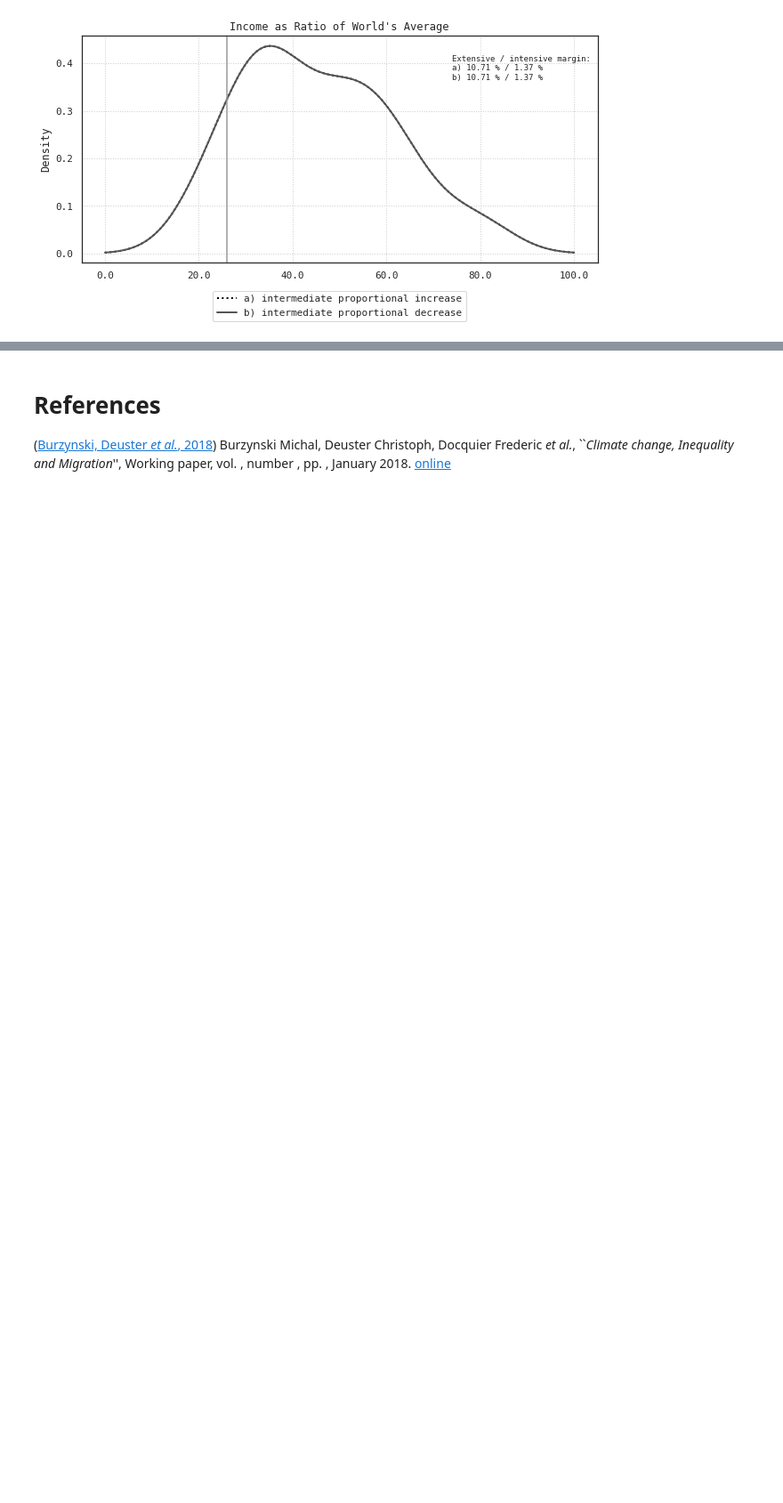
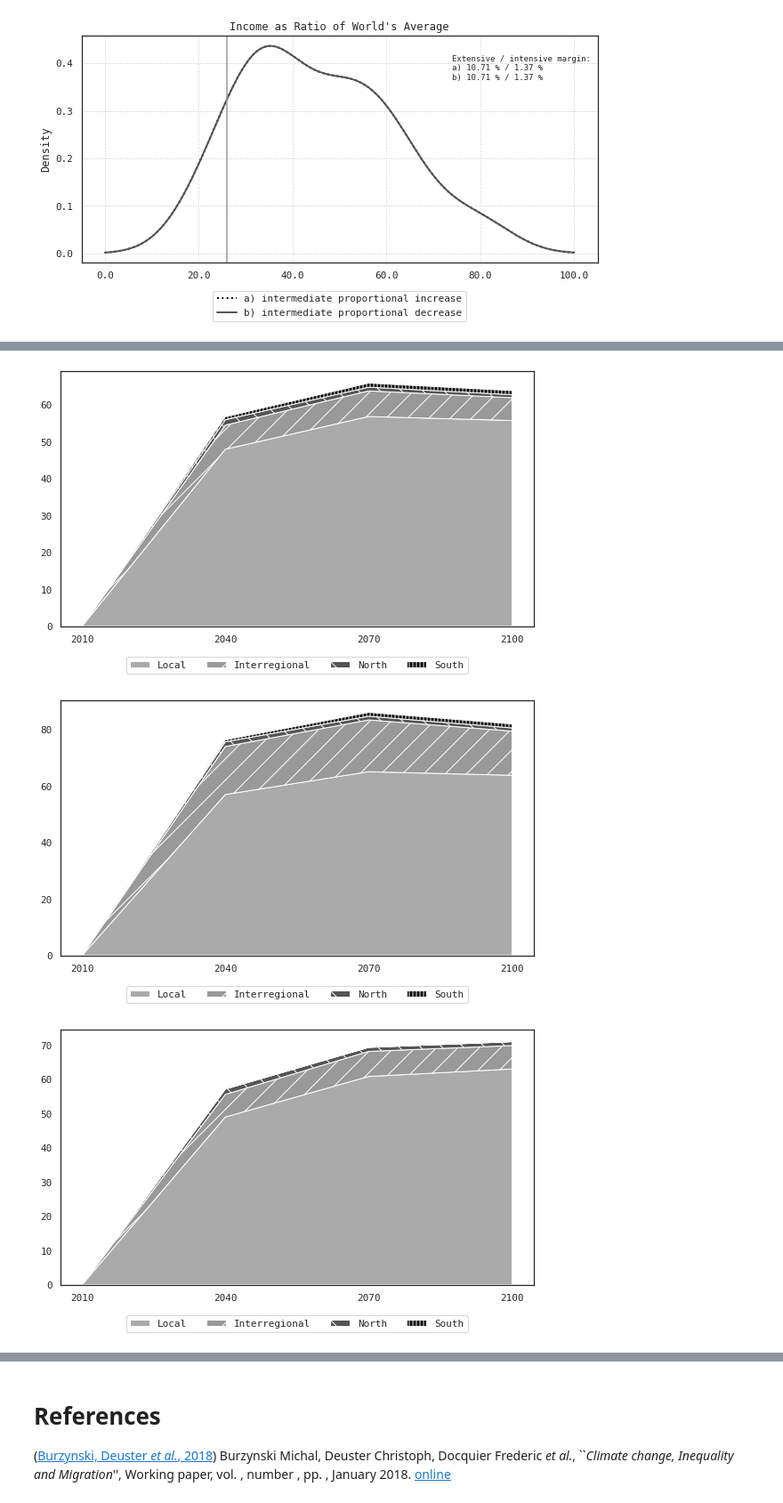
Before and after one commit to hscheewel/GeographyOfClimateMigration, a Jupyter notebook: model.ipynb, the cells around one changed output, grey strips where cells are left out. Shown at 89% size. Cells and saved outputs as stored; diff of their text form; code cells hidden in the pictures; blank space fills up the shorter version.

Commit message:
Add population container M, fix stackplot & mig tables, remove old MidxDataFrame

```diff
--- a/model.ipynb
+++ b/model.ipynb
@@ -115,13 +115,6 @@ def correct_south_south(self):
          + self.Mij.xs(['n',s,'d',2010],1,[0,1,2,3])).multiply(1-self.OECD,1).sum()
 
 model.correct_south_south = correct_south_south
-# %%
-def MidxDataFrame(self,dim,value=np.nan,names=None):
-    """ Creates multi-indexed empty dataframe with country-index"""
-    return(pd.DataFrame(value, index=self.countries,
-                        columns=pd.MultiIndex.from_product(dim,names=names)).sort_index())
-
-model.MidxDataFrame = MidxDataFrame
 # %%
 def MidxDataFrame(self,dim,value=np.nan):
     """ Creates multi-indexed empty dataframe with country-index"""
@@ -755,7 +748,7 @@ def simulate(self, max_iter=150, report=False, report_from=0,quickstart=False,mi
             quickstart = quick
             if quickstart == True:
                 try:
-                    QUICK_L = pd.read_hdf('quickstart/'+self.name+'_'+str(datetime.datetime.now())[:10]+'.h5',key='L')
+                    QUICK_L = pd.read_hdf('quickstart/'+self.name+'.h5',key='L')
                     for r in R:
                         for s in S:
                             self.L[(r, s, t)] = QUICK_L[(r, s, t)]
@@ -887,9 +880,19 @@ def simulate(self, max_iter=150, report=False, report_from=0,quickstart=False,mi
     loop1980()
     loop2010_2100(quick=quickstart,mig_config=mig_config)
 
+    ''' Peoples matrix M containing all stayers, internal and international migrants = world population '''
+    Ms  = self.Ms.unstack().reset_index()
+    Mii = self.Mii.unstack().reset_index()
+    Mij = self.Mij.unstack().reset_index()
+    Ms['Destination']  = Ms['Country']
+    Mii['Destination'] = Mii['Country']
+    Ms  = Ms.set_index(['r','s','b','t','Country','Destination'])
+    Mii = Mii.set_index(['r','s','b','t','Country','Destination'])
+    Mij = Mij.set_index(['r','s','b','t','Country','Destination'])
+    self.M = pd.concat([Ms,Mii,Mij],axis=0,keys=['Stayers','Internal','International'])
 
     # Save results for L for eventual quickstart
-    self.L.to_hdf('quickstart/'+self.name+'_'+str(datetime.datetime.now())[:10]+'.h5',key='L')
+    self.L.to_hdf('quickstart/'+self.name+'.h5',key='L')
 
 model.simulate = simulate
 # %% [markdown]
@@ -1696,6 +1699,6 @@ def stackplot(mod_int_or_max,mod_min,drop=None,save=False,name='default.pdf'):
     plt.legend(loc='upper center', bbox_to_anchor=(0.5, -0.1),ncol=4)
     plt.tight_layout()
     plt.show()
-    display(mtx)
+    #display(mtx)
     if save != False:
         fig.savefig('graphs/stackplots/'+name)
@@ -1753,0 +1727,11 @@ M.groupby(['t','Destination']).sum()
+# %%
+stackplot(m1,m2,save=True,name='int_min_full.pdf')
+stackplot(m3,m2,save=True,name='max_min_full.pdf')
+stackplot(m4,m5,save=True,name='int_min_nosouth.pdf')
+stackplot(m6,m5,save=True,name='max_min_nosouth.pdf')
+stackplot(m7,m8,save=True,name='int_min_nonorth.pdf')
+stackplot(m9,m8,save=True,name='max_min_nonorth.pdf')
+# %% [output]
+[figure, added]
+[figure, added]
+[figure, added]
```
Also changed, not shown: parts of 27 cells of this notebook.
